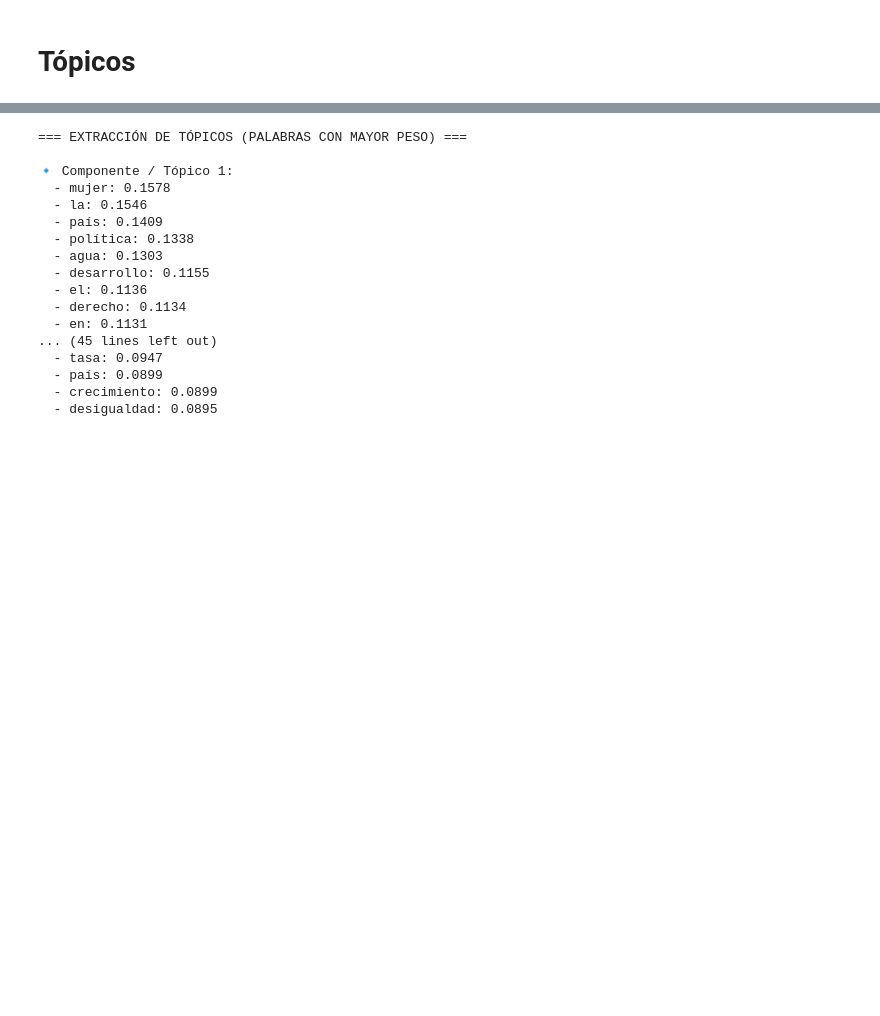
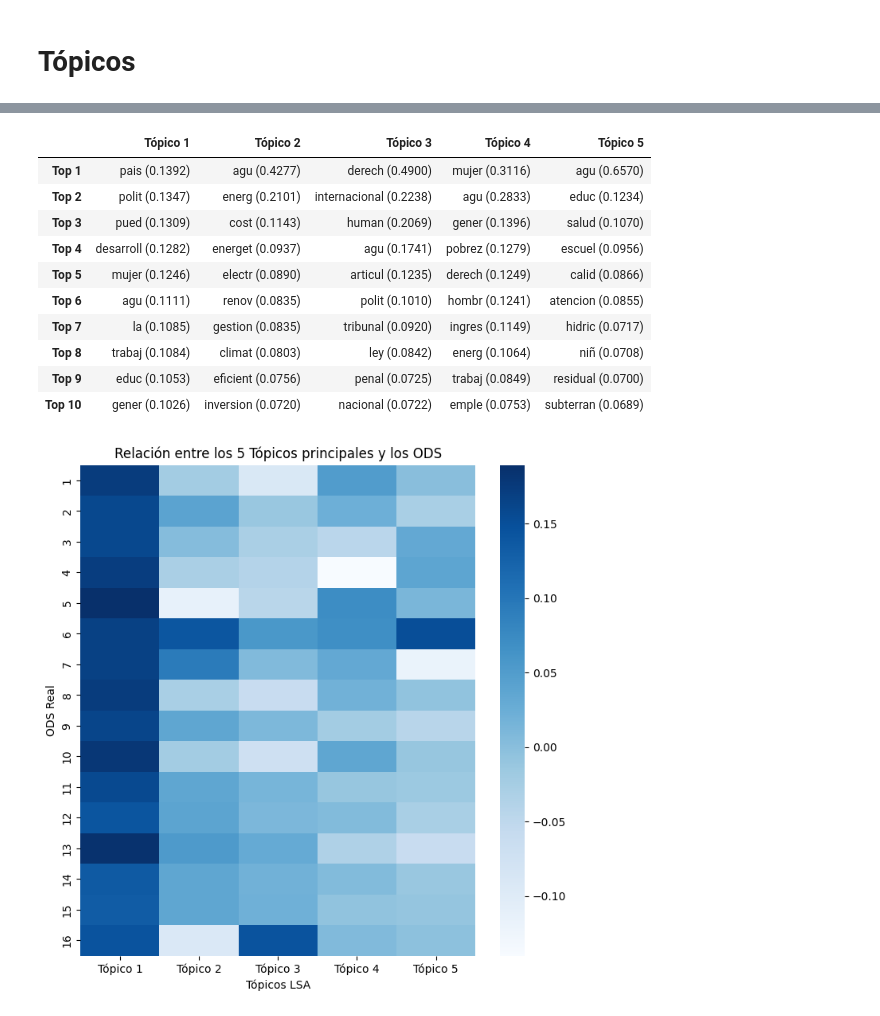
Before and after one commit to FZeaa/MiniProjecto2-NoSupervisado, a Jupyter notebook: miniproyecto2.ipynb, the cells around one changed output, grey strips where cells are left out. Saved outputs shown, nothing was run; the diff lists cells and outputs as text; code cells hidden in the pictures; blank space fills up the shorter version.

```diff
--- a/miniproyecto2.ipynb
+++ b/miniproyecto2.ipynb
@@ -56,10 +101,9 @@ X = data['textos']
 y = data['ODS']
 X_train, X_test, y_train, y_test = train_test_split(X,y,test_size=0.2,random_state=42)
 # %%
-# Pre-load stopwords to enable parallel usage
 _stop_words_es = set(stopwords.words("spanish"))
 _tokenizer = RegexpTokenizer(r"\w+")
-_stemmer = PorterStemmer()
+_stemmer = SnowballStemmer("spanish")
 
 def text_preprocess(text):
     tokens = _tokenizer.tokenize(text)
@@ -69,4 +113,4 @@ def text_preprocess(text):
 # %%
 vectorizer = TfidfVectorizer(preprocessor=text_preprocess)
 # %%
-tsvd = TruncatedSVD(n_components=10, random_state=42)
+tsvd = TruncatedSVD(n_components=100, random_state=42)
@@ -176,37 +254,49 @@ array([[ 0.09316816,  0.01770463, -0.00493935, ...,  0.0204952 ,
 # %%
 vocabulario = vectorizer.get_feature_names_out()
 loadings = tsvd.components_
-# --- [PASO 3] Identificar las palabras con mayor peso para 5 componentes ---
-n_palabras_por_topico = 10  # Número de palabras principales a mostrar
-componentes_a_mostrar = 5   # Al menos 5 componentes
 
-print("=== EXTRACCIÓN DE TÓPICOS (PALABRAS CON MAYOR PESO) ===")
+n_palabras_por_topico = 10
+componentes_a_mostrar = 5
+
+topicos_dict = {}
+
 for i in range(componentes_a_mostrar):
-    # Obtener los índices de los pesos ordenados de menor a mayor, y tomar los últimos (los más grandes)
     indices_palabras_top = np.argsort(loadings[i])[::-1][:n_palabras_por_topico]
-
-    # Mapear esos índices a las palabras reales
     palabras_top = [vocabulario[idx] for idx in indices_palabras_top]
     pesos_top = [loadings[i][idx] for idx in indices_palabras_top]
+    palabras_con_peso = [f"{pal} ({peso:.4f})" for pal, peso in zip(palabras_top, pesos_top)]
+    topicos_dict[f"Tópico {i + 1}"] = palabras_con_peso
 
-    print(f"\n🔹 Componente / Tópico {i + 1}:")
-    for palabra, peso in zip(palabras_top, pesos_top):
-        print(f"  - {palabra}: {peso:.4f}")
+df_topicos = pd.DataFrame(topicos_dict)
+df_topicos.index = [f"Top {i+1}" for i in range(n_palabras_por_topico)]
+
+display(df_topicos)
 # %% [output]
-=== EXTRACCIÓN DE TÓPICOS (PALABRAS CON MAYOR PESO) ===
-
-🔹 Componente / Tópico 1:
-  - mujer: 0.1578
-  - la: 0.1546
-  - país: 0.1409
-  - política: 0.1338
-  - agua: 0.1303
-  - desarrollo: 0.1155
-  - el: 0.1136
-  - derecho: 0.1134
-  - en: 0.1131
-... (45 lines left out)
-  - tasa: 0.0947
-  - país: 0.0899
-  - crecimiento: 0.0899
-  - desigualdad: 0.0895
+|  | Tópico 1 | Tópico 2 | Tópico 3 | Tópico 4 | Tópico 5 |
+| Top 1 | pais (0.1392) | agu (0.4277) | derech (0.4900) | mujer (0.3116) | agu (0.6570) |
+| Top 2 | polit (0.1347) | energ (0.2101) | internacional (0.2238) | agu (0.2833) | educ (0.1234) |
+| Top 3 | pued (0.1309) | cost (0.1143) | human (0.2069) | gener (0.1396) | salud (0.1070) |
+| Top 4 | desarroll (0.1282) | energet (0.0937) | agu (0.1741) | pobrez (0.1279) | escuel (0.0956) |
+| Top 5 | mujer (0.1246) | electr (0.0890) | articul (0.1235) | derech (0.1249) | calid (0.0866) |
+| Top 6 | agu (0.1111) | renov (0.0835) | polit (0.1010) | hombr (0.1241) | atencion (0.0855) |
+| Top 7 | la (0.1085) | gestion (0.0835) | tribunal (0.0920) | ingres (0.1149) | hidric (0.0717) |
+| Top 8 | trabaj (0.1084) | climat (0.0803) | ley (0.0842) | energ (0.1064) | niñ (0.0708) |
+| Top 9 | educ (0.1053) | eficient (0.0756) | penal (0.0725) | trabaj (0.0849) | residual (0.0700) |
+| Top 10 | gener (0.1026) | inversion (0.0720) | nacional (0.0722) | emple (0.0753) | subterran (0.0689) |
+# %%
+df_pesos_topicos = pd.DataFrame(tsvd_output)
+df_pesos_topicos.columns = [f"Tópico {i+1}" for i in range(tsvd_output.shape[1])]
+
+df_pesos_topicos['ODS_Real'] = y.reset_index(drop=True)
+promedios_por_ods = df_pesos_topicos.groupby('ODS_Real').mean()
+
+promedios_5_topicos = promedios_por_ods.iloc[:, :5]
+plt.figure(figsize=(8, 8))
+sns.heatmap(promedios_5_topicos, cmap="Blues", annot=False)
+
+plt.title("Relación entre los 5 Tópicos principales y los ODS")
+plt.xlabel("Tópicos LSA")
+plt.ylabel("ODS Real")
+plt.show()
+# %% [output]
+[figure, added]
```
Also changed, not shown: parts of 19 cells of this notebook, 1 other file.
